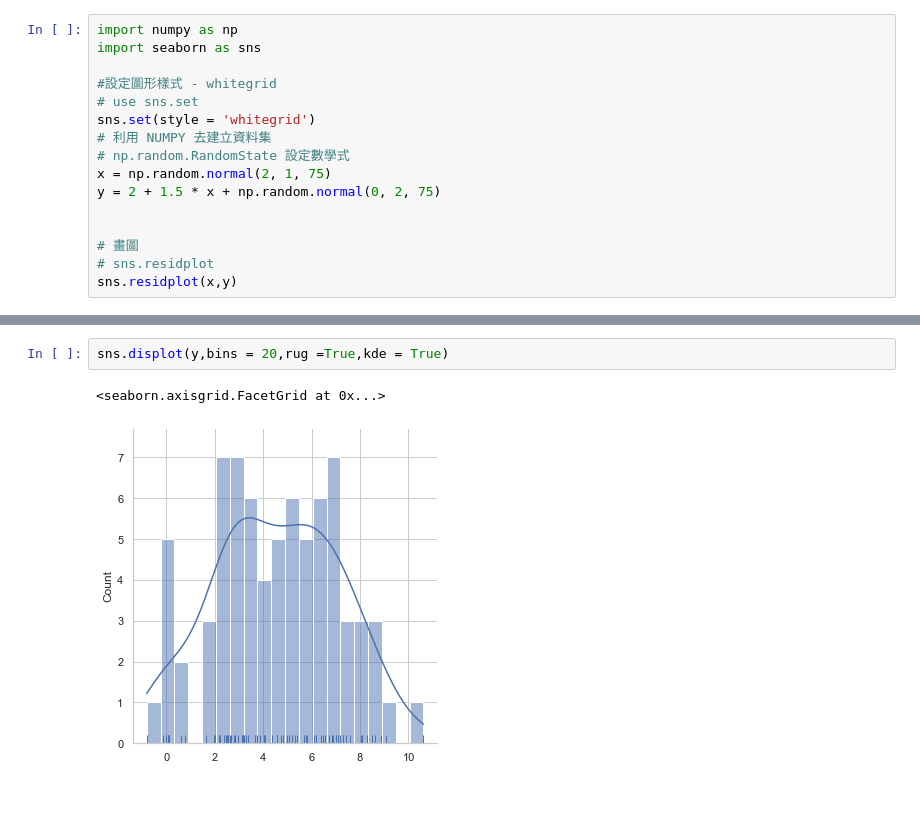
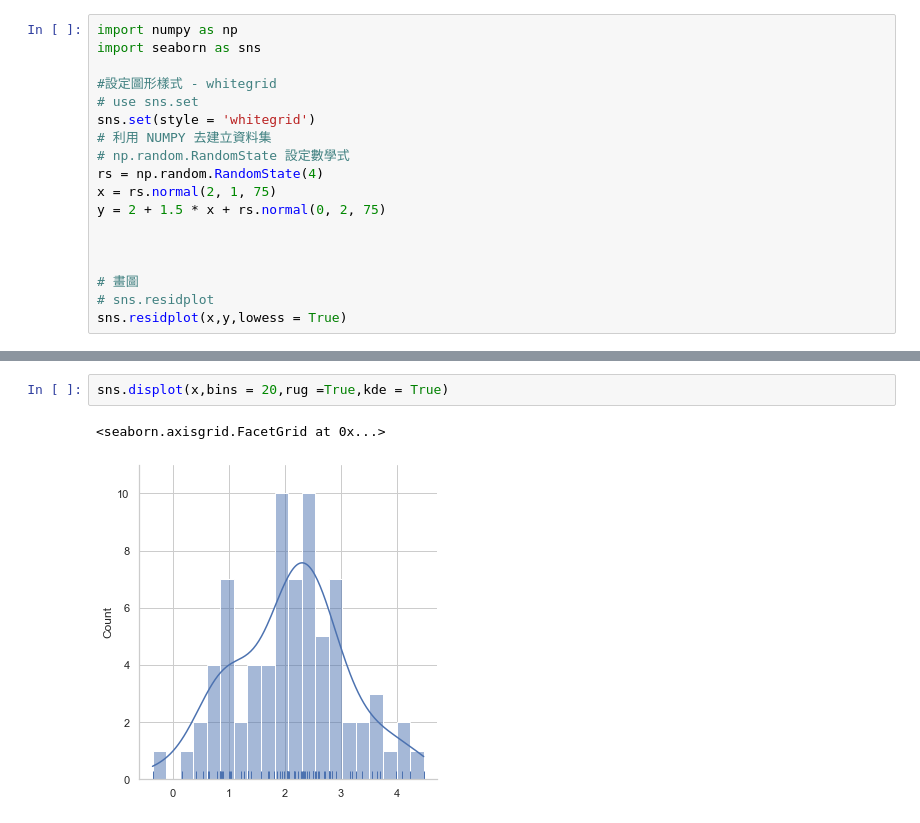
Before and after one commit to VernonHong/ML1000Days, a Jupyter notebook: homework/Day_020_HW.ipynb, the cells around one changed output, grey strips where cells are left out. Drawn from its saved outputs; the diff is of its cells as text.

```diff
--- a/homework/Day_020_HW.ipynb
+++ b/homework/Day_020_HW.ipynb
@@ -7,12 +7,14 @@ import seaborn as sns
 sns.set(style = 'whitegrid')
 # 利用 NUMPY 去建立資料集
 # np.random.RandomState 設定數學式
-x = np.random.normal(2, 1, 75)
-y = 2 + 1.5 * x + np.random.normal(0, 2, 75)
+rs = np.random.RandomState(4)
+x = rs.normal(2, 1, 75)
+y = 2 + 1.5 * x + rs.normal(0, 2, 75)
+
 
 
 # 畫圖
 # sns.residplot
-sns.residplot(x,y)
+sns.residplot(x,y,lowess = True)
 # %% [output]
 <AxesSubplot:>
@@ -20,5 +27,5 @@ sns.residplot(x,y)
 # %%
-sns.displot(y,bins = 20,rug =True,kde = True)
+sns.displot(x,bins = 20,rug =True,kde = True)
 # %% [output]
 <seaborn.axisgrid.FacetGrid at 0x...>
-[figure, old version]
+[figure, new version]
```
Also changed, not shown: parts of 2 cells of this notebook.
